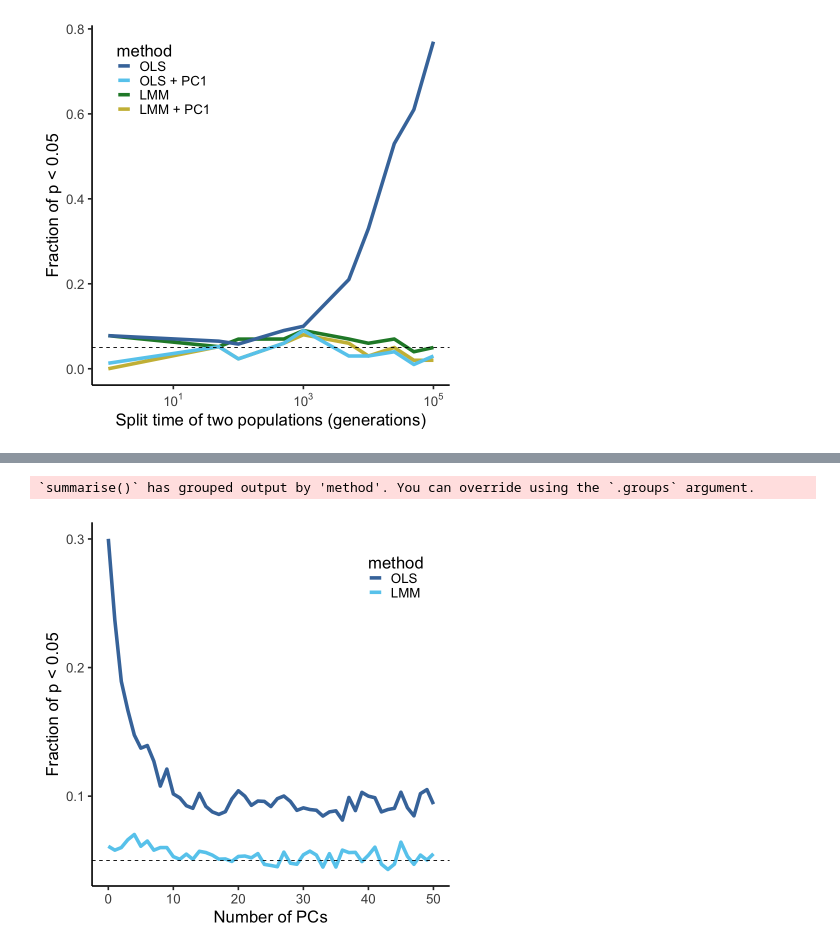
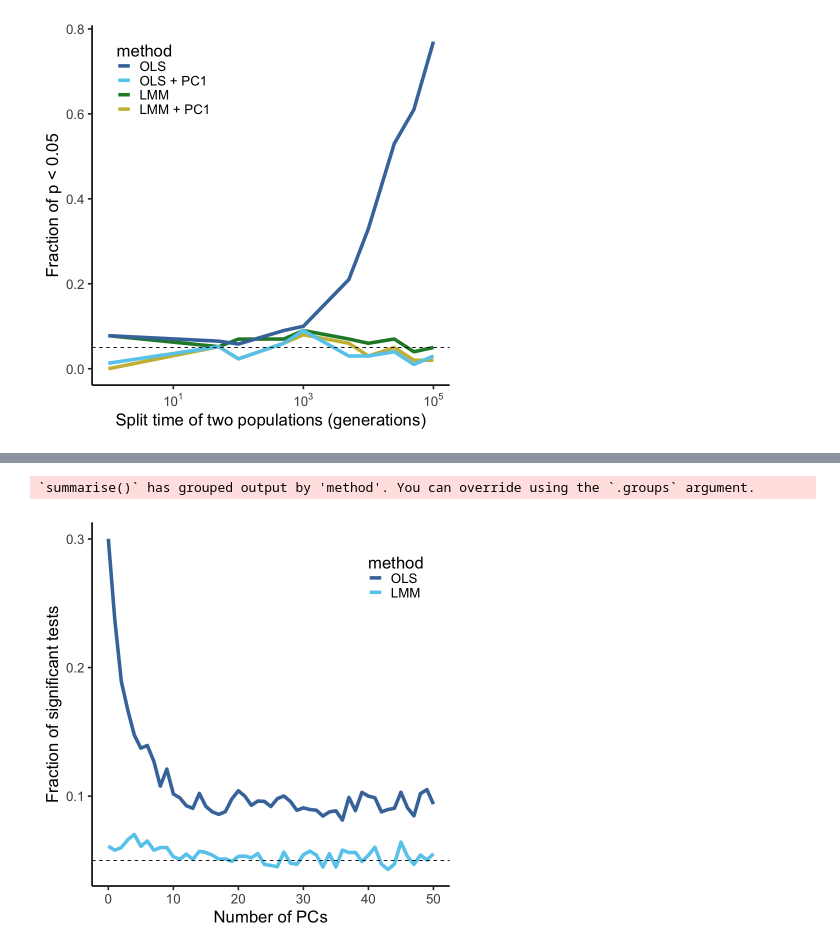
Before and after one commit to Schraiber/PGLS_GWAS, a Jupyter notebook: gwas_figures.ipynb, the cells around one changed output, grey strips where cells are left out. Saved outputs shown, nothing was run; the diff lists cells and outputs as text; code cells hidden in the pictures.

```diff
--- a/gwas_figures.ipynb
+++ b/gwas_figures.ipynb
@@ -139,17 +139,17 @@ dbl (3): estimate, se, PC
 # %%
 dat_big_tree %>%
     mutate(p_value = 2*pnorm(abs(estimate),0,sd=se,lower.tail=FALSE)) %>%
     group_by(method,PC) %>%
     mutate(method=ifelse(method=="GLS","LMM",method)) %>%
     summarise(FPR = mean(p_value<0.05,na.rm=TRUE)) %>%
     ggplot(aes(PC,FPR)) +
     geom_line(aes(color=method),size=2) +
     geom_hline(yintercept=0.05,lty=2) +
     xlab("Number of PCs") +
-    ylab("Fraction of p < 0.05") +
+    ylab("Fraction of significant tests") +
     theme_classic(base_size=20) +
     theme(legend.position=c(.85,.85),legend.spacing.y = unit(1,"pt")) +
      scale_color_manual(values=c("#4477AA","#66CCEE","#228833","#CCBB44"),breaks = c("OLS","LMM"))
 # %% [output]
 `summarise()` has grouped output by 'method'. You can override using the `.groups` argument.
-[figure, old version]
+[figure, new version]
```
Also changed, not shown: parts of 7 cells of this notebook.
